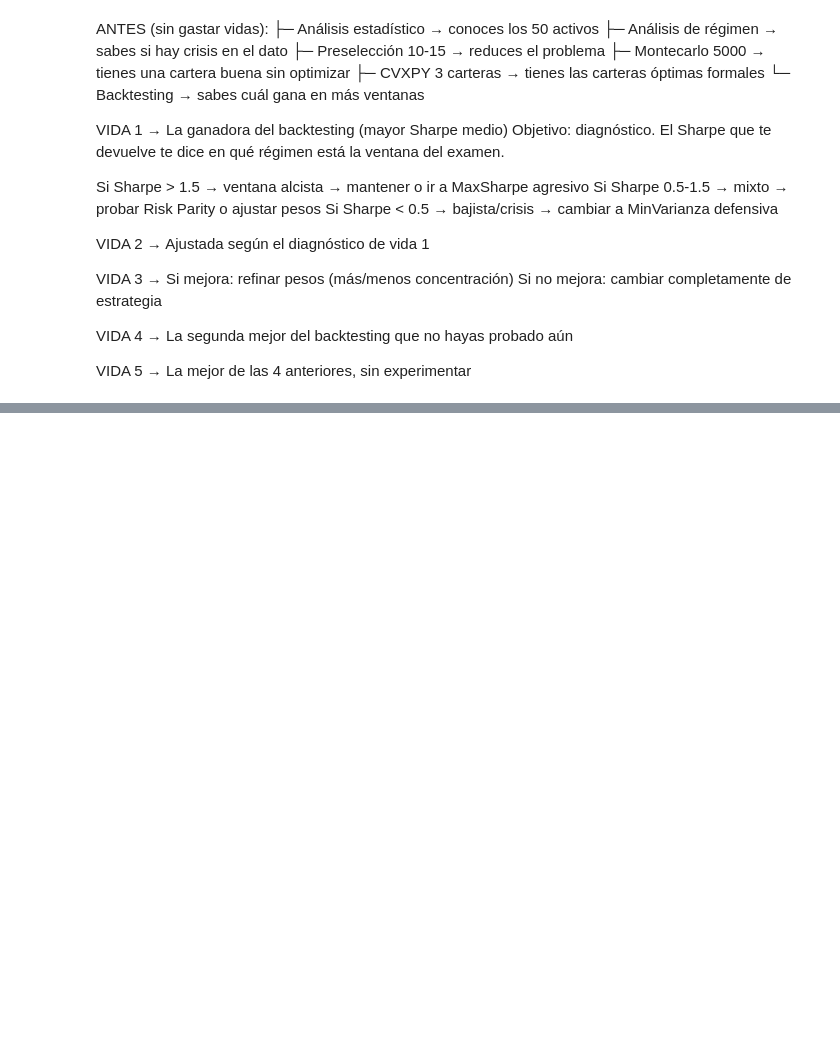
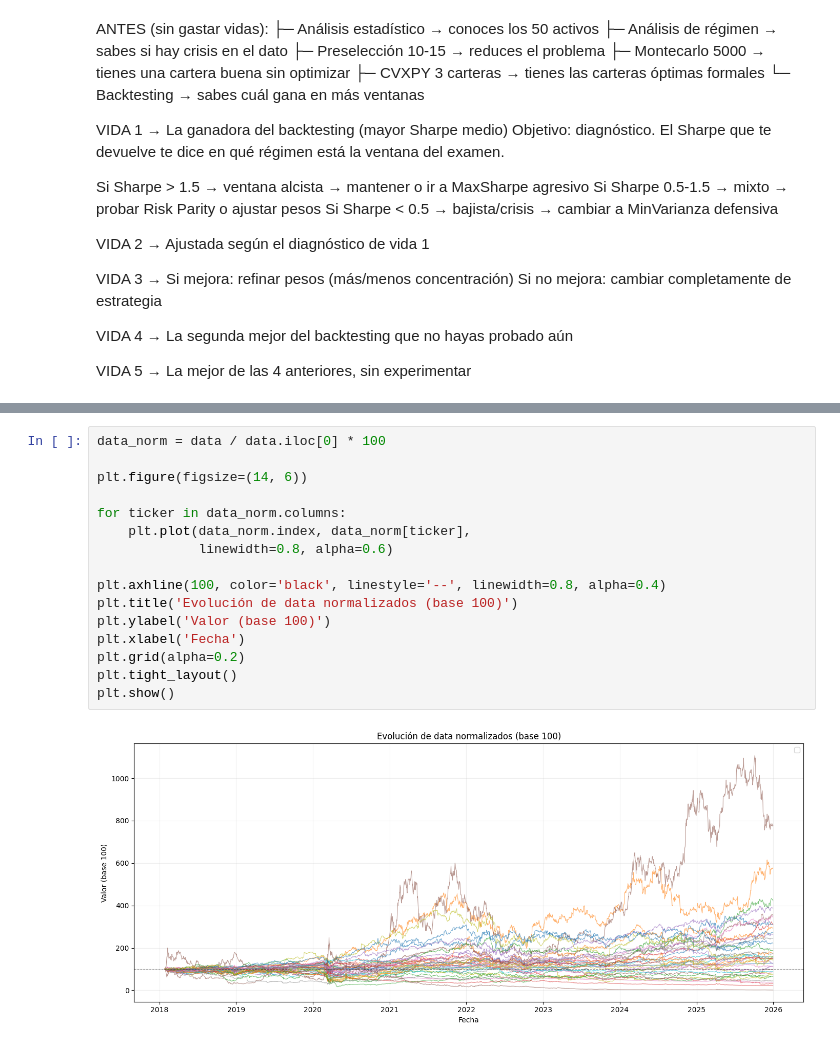
Before and after one commit to alfonso-santos/microcredencial-carteras-python, a Jupyter notebook: Examen_Prueba.ipynb, the cells around one changed output, grey strips where cells are left out. Drawn from its saved outputs; the diff is of its cells as text; blank space fills up the shorter version.

```diff
--- a/Examen_Prueba.ipynb
+++ b/Examen_Prueba.ipynb
@@ -514,0 +577,18 @@ VIDA 5 → La mejor de las 4 anteriores, sin experimentar
+# %%
+data_norm = data / data.iloc[0] * 100
+
+plt.figure(figsize=(14, 6))
+
+for ticker in data_norm.columns:
+    plt.plot(data_norm.index, data_norm[ticker],
+             linewidth=0.8, alpha=0.6)
+
+plt.axhline(100, color='black', linestyle='--', linewidth=0.8, alpha=0.4)
+plt.title('Evolución de data normalizados (base 100)')
+plt.ylabel('Valor (base 100)')
+plt.xlabel('Fecha')
+plt.grid(alpha=0.2)
+plt.tight_layout()
+plt.show()
+# %% [output]
+[figure, added]
```
Also changed, not shown: parts of 14 cells of this notebook.
